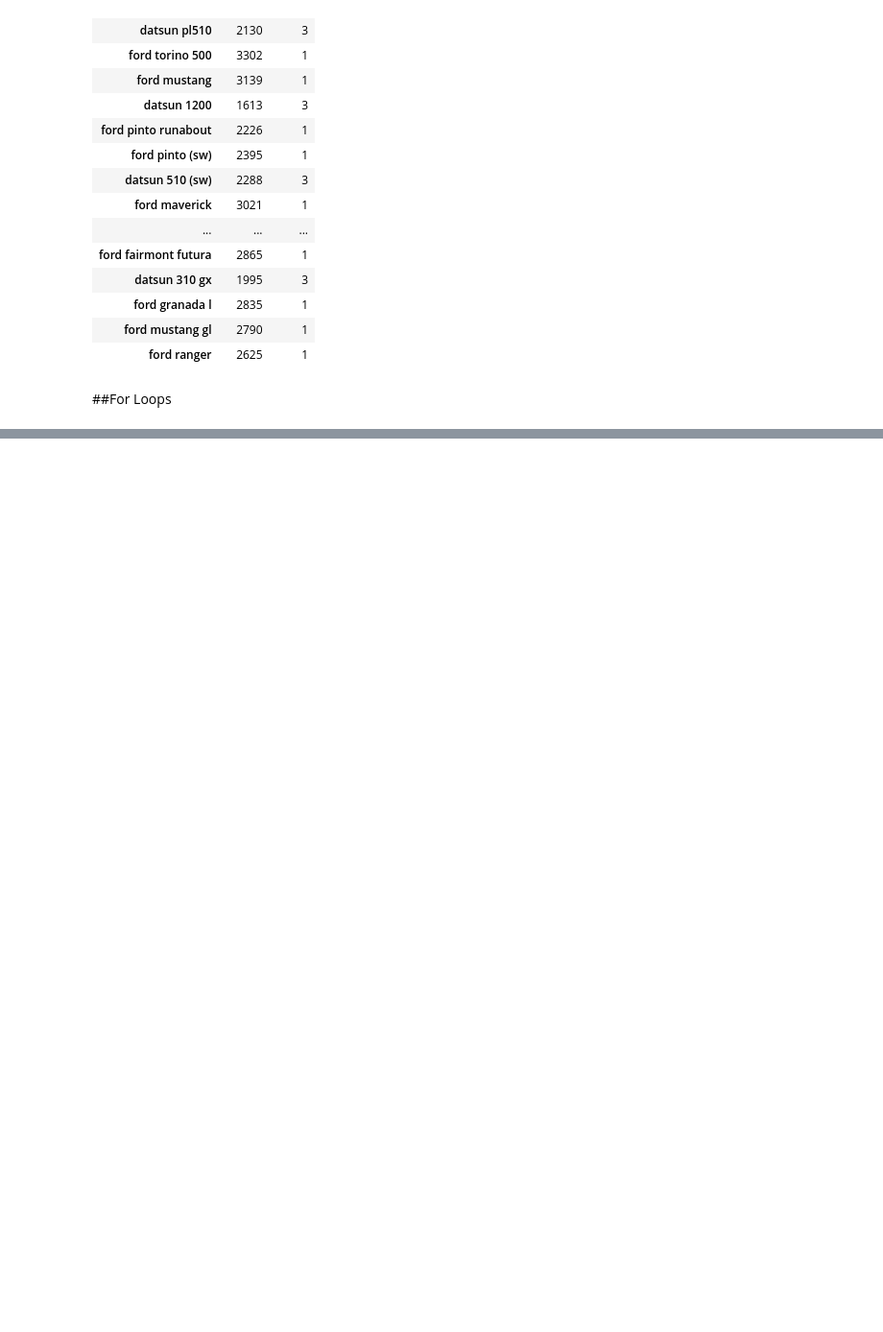
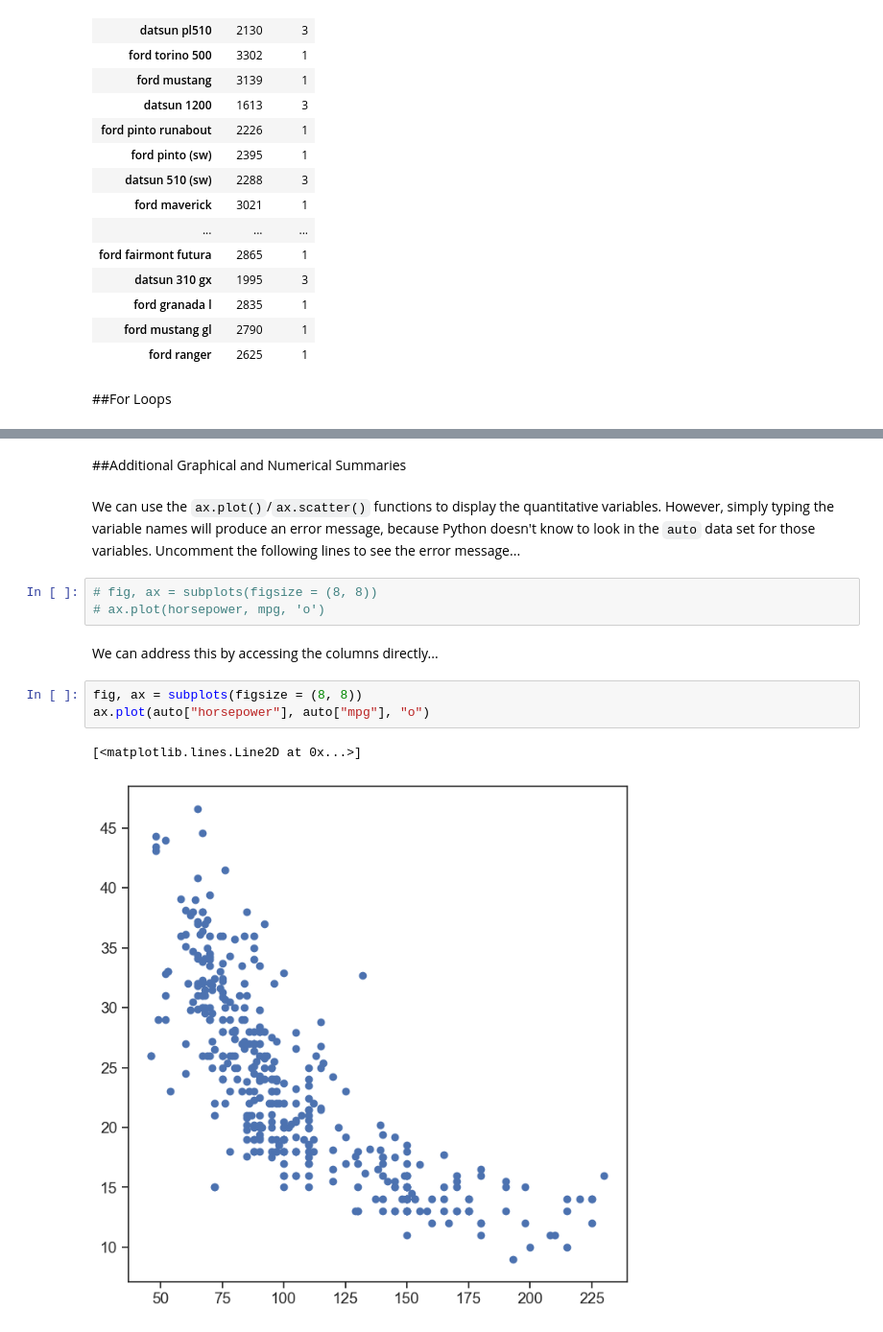
Before and after one commit to taadith/python-projects, a Jupyter notebook: intro-stat-learning/labs/ISLP_Lab_Ch_02.ipynb, the cells around one changed output, grey strips where cells are left out. Shown at 96% size. Drawn from its saved outputs; the diff is of its cells as text; blank space fills up the shorter version.

````diff
--- a/intro-stat-learning/labs/ISLP_Lab_Ch_02.ipynb
+++ b/intro-stat-learning/labs/ISLP_Lab_Ch_02.ipynb
@@ -1692,0 +1778,15 @@ auto_re.loc[lambda df: (df["displacement"] < 300)
+# %% [markdown]
+##Additional Graphical and Numerical Summaries
+# %% [markdown]
+We can use the ```ax.plot()```/```ax.scatter()``` functions to display the quantitative variables. However, simply typing the variable names will produce an error message, because Python doesn't know to look in the ```auto``` data set for those variables. Uncomment the following lines to see the error message...
+# %%
+# fig, ax = subplots(figsize = (8, 8))
+# ax.plot(horsepower, mpg, 'o')
+# %% [markdown]
+We can address this by accessing the columns directly...
+# %%
+fig, ax = subplots(figsize = (8, 8))
+ax.plot(auto["horsepower"], auto["mpg"], "o")
+# %% [output]
+[<matplotlib.lines.Line2D at 0x...>]
+[figure, added]
````
Also changed, not shown: parts of 72 cells of this notebook.
